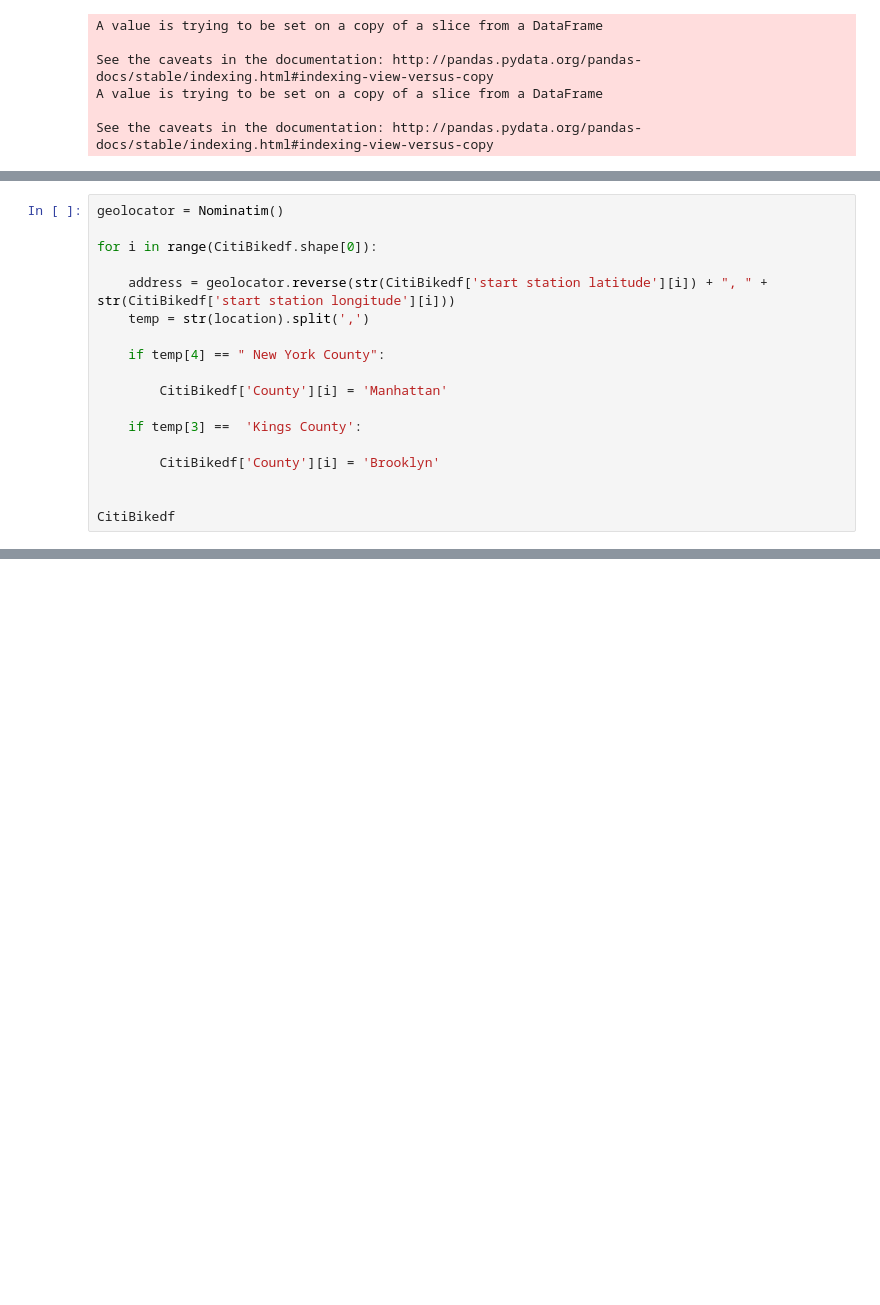
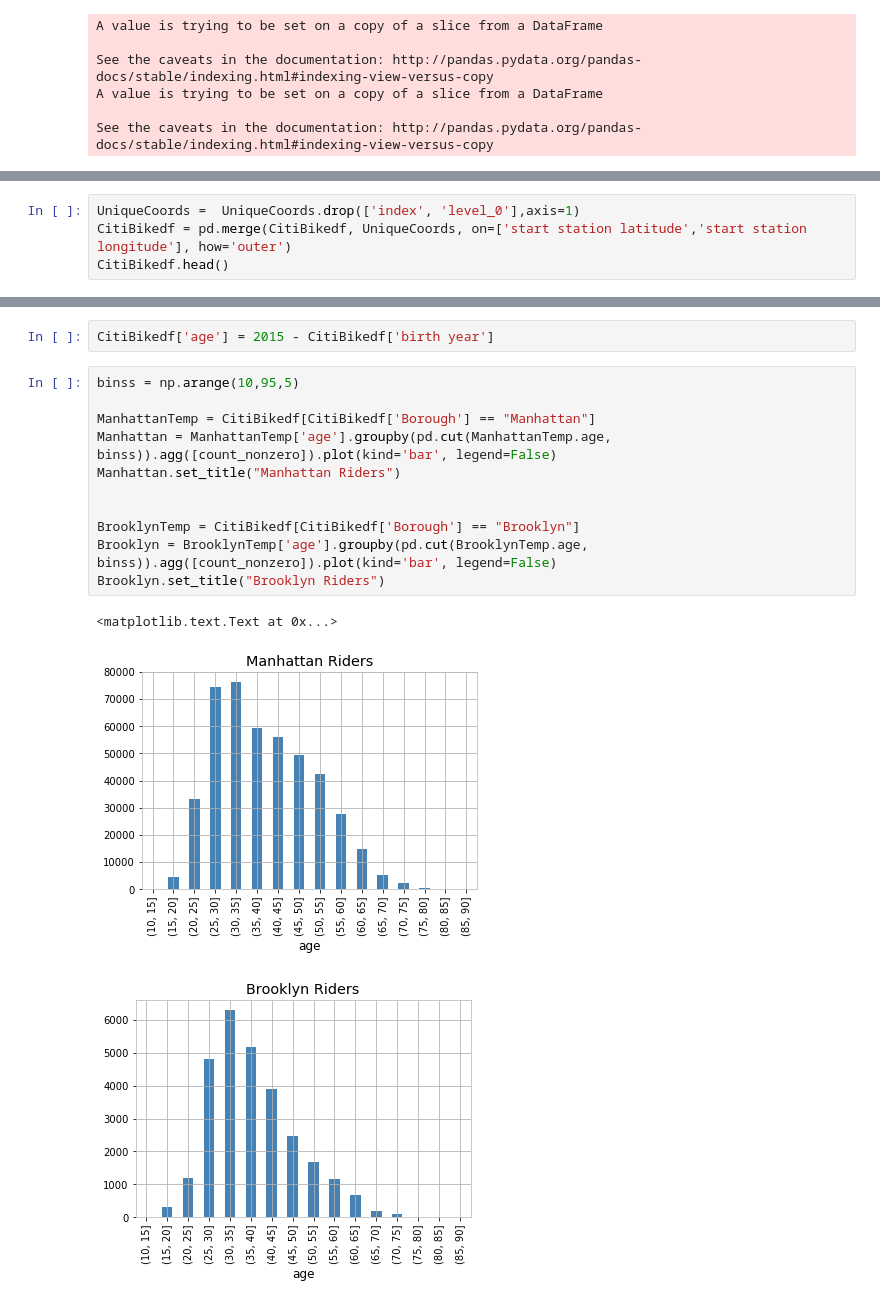
Before and after one commit to andrewnell/PUI2017_adn323, a Jupyter notebook: HW4_adn323/Ass4_adn323.ipynb, the cells around one changed output, grey strips where cells are left out. Cells and saved outputs as stored; diff of their text form; blank space fills up the shorter version.

```diff
--- a/HW4_adn323/Ass4_adn323.ipynb
+++ b/HW4_adn323/Ass4_adn323.ipynb
@@ -556,18 +308,0 @@ http://docs.scipy.org/doc/scipy/reference/generated/scipy.stats.spearmanr.html#s
-# %%
-geolocator = Nominatim()
-
-for i in range(CitiBikedf.shape[0]):
-
-    address = geolocator.reverse(str(CitiBikedf['start station latitude'][i]) + ", " + str(CitiBikedf['start station longitude'][i]))
-    temp = str(location).split(',')
-
-    if temp[4] == " New York County":
-
-        CitiBikedf['County'][i] = 'Manhattan'
-
-    if temp[3] ==  'Kings County':
-
-        CitiBikedf['County'][i] = 'Brooklyn'
-
-
-CitiBikedf
@@ -583,0 +309,4 @@ str(CitiBikedf['start station latitude'][1]) + ", " + str(CitiBikedf['start stat
+# %%
+UniqueCoords =  UniqueCoords.drop(['index', 'level_0'],axis=1)
+CitiBikedf = pd.merge(CitiBikedf, UniqueCoords, on=['start station latitude','start station longitude'], how='outer')
+CitiBikedf.head()
@@ -583,0 +320,17 @@ str(CitiBikedf['start station latitude'][1]) + ", " + str(CitiBikedf['start stat
+# %%
+CitiBikedf['age'] = 2015 - CitiBikedf['birth year']
+# %%
+binss = np.arange(10,95,5)
+
+ManhattanTemp = CitiBikedf[CitiBikedf['Borough'] == "Manhattan"]
+Manhattan = ManhattanTemp['age'].groupby(pd.cut(ManhattanTemp.age, binss)).agg([count_nonzero]).plot(kind='bar', legend=False)
+Manhattan.set_title("Manhattan Riders")
+
+
+BrooklynTemp = CitiBikedf[CitiBikedf['Borough'] == "Brooklyn"]
+Brooklyn = BrooklynTemp['age'].groupby(pd.cut(BrooklynTemp.age, binss)).agg([count_nonzero]).plot(kind='bar', legend=False)
+Brooklyn.set_title("Brooklyn Riders")
+# %% [output]
+<matplotlib.text.Text at 0x...>
+[figure, added]
+[figure, added]
```
Also changed, not shown: parts of 46 cells of this notebook.
